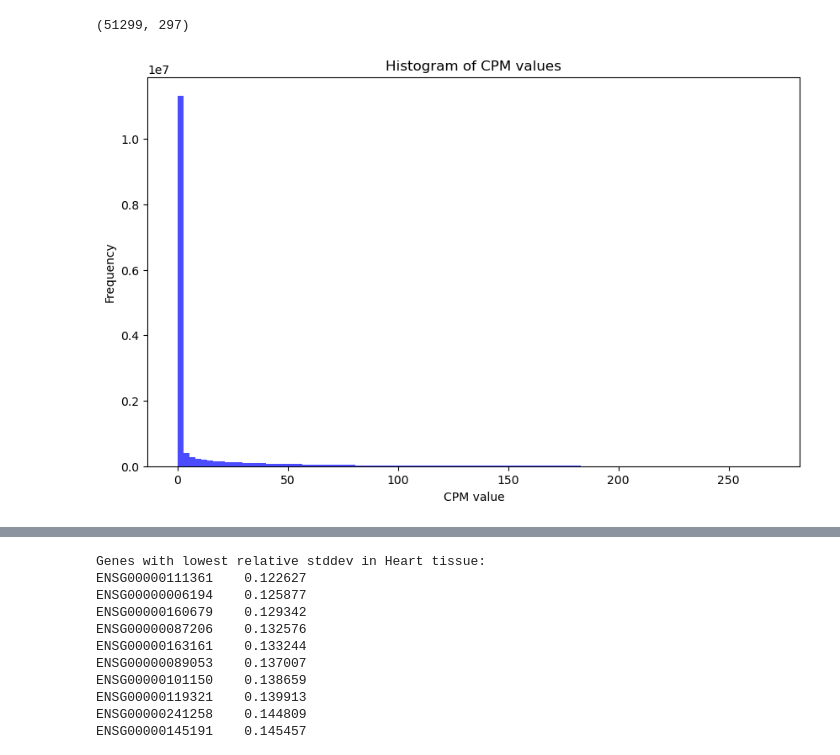
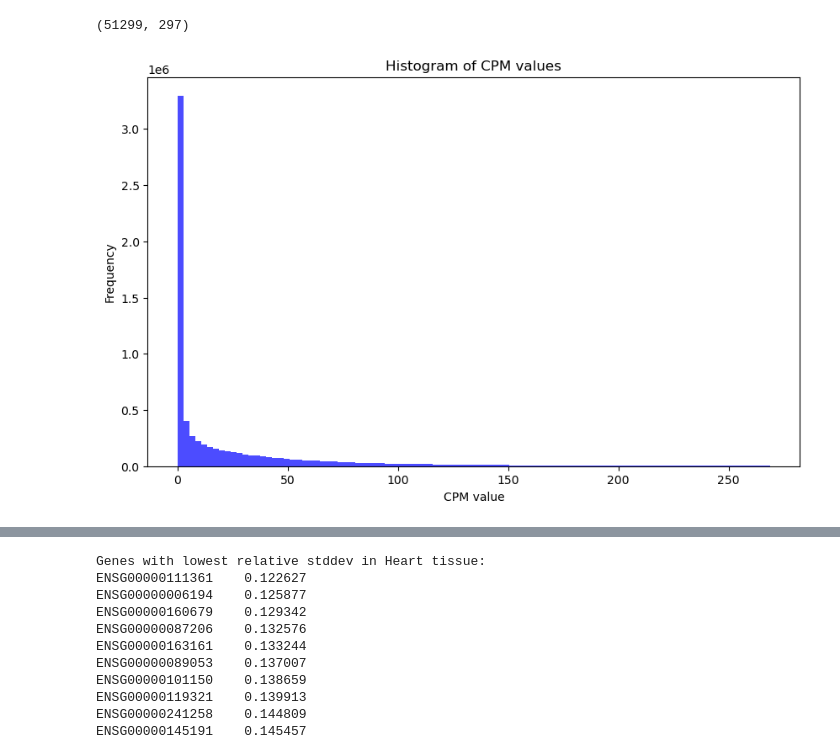
Before and after one commit to qiuresearch/AmbiSplice, a Jupyter notebook: data_prep.ipynb, the cells around one changed output, grey strips where cells are left out. Cells and saved outputs as stored; diff of their text form; code cells hidden in the pictures.

```diff
--- a/data_prep.ipynb
+++ b/data_prep.ipynb
@@ -371,14 +374,13 @@ print(cpm_df.shape)
 # %% [output]
 (51299, 297)
 # %%
-# plot the histogram of all values in cpm_df
 import matplotlib.pyplot as plt
 all_values = cpm_df.values.flatten()
 plt.figure(figsize=(10,6))
-plt.hist(all_values, bins=100, color='blue', alpha=0.7, range=(0, np.percentile(all_values, 99)))
+plt.hist(all_values, bins=100, color='blue', alpha=0.7, range=(0.001, np.percentile(all_values, 99)))
 plt.title('Histogram of CPM values')
 plt.xlabel('CPM value')
 plt.ylabel('Frequency')
 plt.show()
 # %% [output]
-[figure, old version]
+[figure, new version]
```
Also changed, not shown: parts of 5 cells of this notebook, 6 other files.
